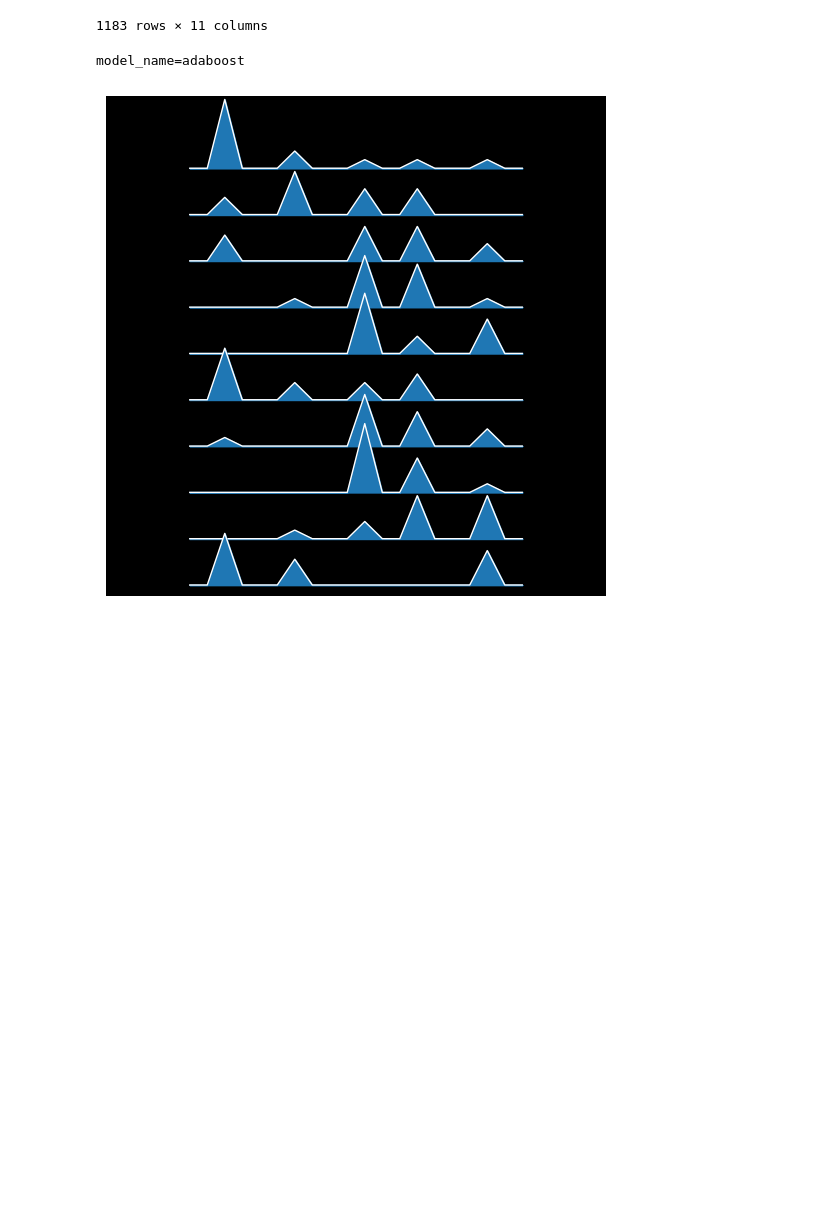
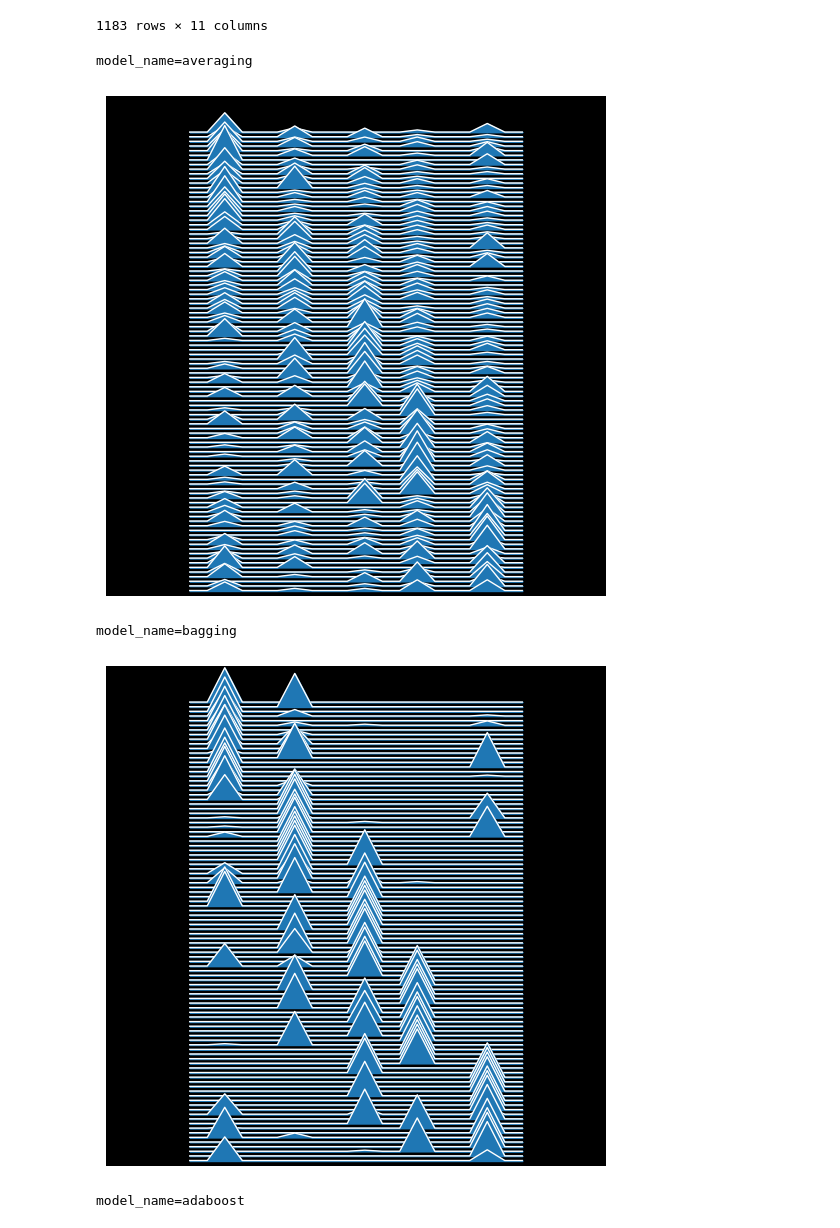
Before and after one commit to Jiaqing-ASU/logicnets, a Jupyter notebook: examples/jet_substructure/Initial_Diversity_Plots_Experiments.ipynb, the cells around one changed output. Drawn from its saved outputs; the diff is of its cells as text; code cells hidden in the pictures; blank space fills up the shorter version.

Commit message:
update diversity plots (averaging, bagging, adaboost)

```diff
--- a/examples/jet_substructure/Initial_Diversity_Plots_Experiments.ipynb
+++ b/examples/jet_substructure/Initial_Diversity_Plots_Experiments.ipynb
@@ -123,0 +183,15 @@ df_results
+# %%
+np.random.seed(0)
+
+n_classes = 5
+n_samples = 20
+n_samples_per_class = n_samples//n_classes
+
+# loop over n_classes and sample from each
+use_samples = []
+for target in range(n_classes):
+    df_target = df_results.loc[df_results.target.isin([target])]
+    target_samples = df_target.sample_index.unique()
+    use_samples += list(sorted(np.random.choice(target_samples, n_samples_per_class, replace=False)))
+
+use_samples
@@ -126,6 +221,9 @@ np.random.seed(0)
 
 df = df_results.copy()
 df = df.loc[df.model_name.isin(['adaboost'])]
-df = df.loc[df.sample_index.isin(np.random.choice(df.sample_index, 20))]
+# df = df.loc[df.sample_index.isin(np.random.choice(df.sample_index, 20))]
+df = df.loc[df.sample_index.isin(use_samples)]
+df = df.sort_values('target')
 df
+df.groupby('target').count()
 # %% [output]
@@ -225,35 +340,56 @@ df.sort_values(["target"])
 # %%
 %matplotlib inline
 
-n_predictions = 10
 
+### settings
+n_classes = 5
+n_samples = 100
+n_samples_per_class = n_samples//n_classes
+
+np.random.seed(0)
+
+
+### define which samples to use
+# loop over n_classes and sample from each
+use_samples = []
+for target in range(n_classes):
+    df_target = df_results.loc[df_results.target.isin([target])]
+    target_samples = df_target.sample_index.unique()
+    use_samples += list(sorted(np.random.choice(target_samples, n_samples_per_class, replace=False)))
+
+
+### do plotting for each model
+# loop over models
 for model_name in model_names:
 
     print(f"model_name={model_name}")
 
-
     # extract results
-    np.random.seed(0)
+    # np.random.seed(0)
 
     df = df_results.copy()
     df = df.loc[df.model_name.isin([model_name])]
-    df = df.loc[df.sample_index.isin(np.random.choice(df.sample_index, n_predictions))]
+    df = df.loc[df.sample_index.isin(use_samples)]
+    # df = df.loc[df.sample_index.isin(np.random.choice(df.sample_index, n_samples))]
     #df = df.sort_values(["target"]) #, "sample_index", "model_index"])
     #df = df.reset_index(drop=True)
 
     # plot results
     labels = df.target.tolist()
     fig, axes = joypy.joyplot(df, by="sample_index", column="prediction",
                             fill=True, background='k', linecolor="w", linewidth=1,
                             grid="y", ylabels=False, xlabels=False,
                             legend=False, overlap=0.5, figsize=(5,5),
                             kind="counts", bins=20
                             )
 
     plt.subplots_adjust(left=0, right=1, top=1, bottom=0)
     for a in axes[:-1]:
         a.set_xlim([-2,6])
     plt.show()
 # %% [output]
-model_name=adaboost
+model_name=averaging
-[figure, old version]
+[figure, new version]
+model_name=bagging
+[figure, added]
+model_name=adaboost
```
Also changed, not shown: parts of 17 cells of this notebook.
